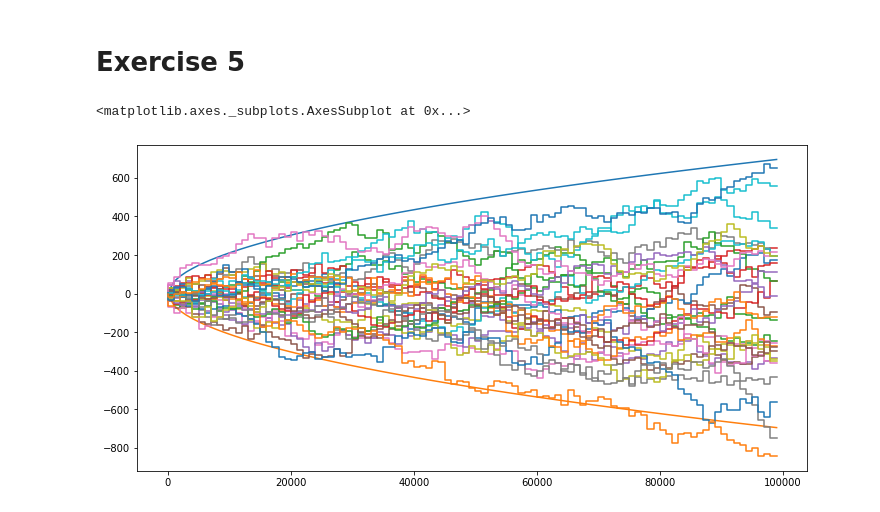
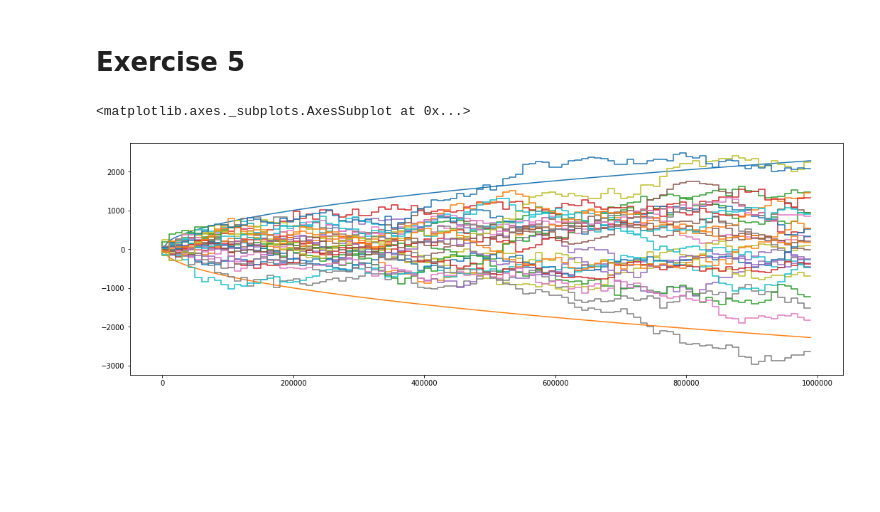
Before and after one commit to stapaw/financial_math, a Jupyter notebook: lab2/lab2.ipynb, the cells around one changed output. Saved outputs shown, nothing was run; the diff lists cells and outputs as text; code cells hidden in the pictures; blank space fills up the shorter version.

```diff
--- a/lab2/lab2.ipynb
+++ b/lab2/lab2.ipynb
@@ -127,0 +133,10 @@ ax
+# %%
+w1, w2 = generate_correlated_wiener(50, -1)
+f, (ax1, ax2) = plt.subplots(1, 2, sharey=True, figsize=(18, 9))
+ax1.step(*generate_correlated_wiener(50, -1))
+ax2.step(*generate_correlated_wiener(50, 1))
+
+ax1.legend(['Correlation: -1'])
+ax2.legend(['Correlation: 1'])
+
+ax1, ax2
@@ -141,12 +160,12 @@ def generate_wiener_trajectories(n, T, data):
 def plot_wiener_trajectory(w, data):
     ax.step(data, [w[x] for x in data])
 # %%
-fig, ax = plt.subplots(figsize=(12,6))
-data = np.arange(10, 100000, 1000)
+fig, ax = plt.subplots(figsize=(18,6))
+data = np.arange(10, 1000000, 10000)
 ax.plot(data, [f(t) for t in data])
 ax.plot(data, [-f(t) for t in data])
-generate_wiener_trajectories(30, 100000, data)
+generate_wiener_trajectories(30, 1000000, data)
 ax
 # %% [output]
 <matplotlib.axes._subplots.AxesSubplot at 0x...>
-[figure, old version]
+[figure, new version]
```
Also changed, not shown: parts of 8 cells of this notebook, 1 other file.
